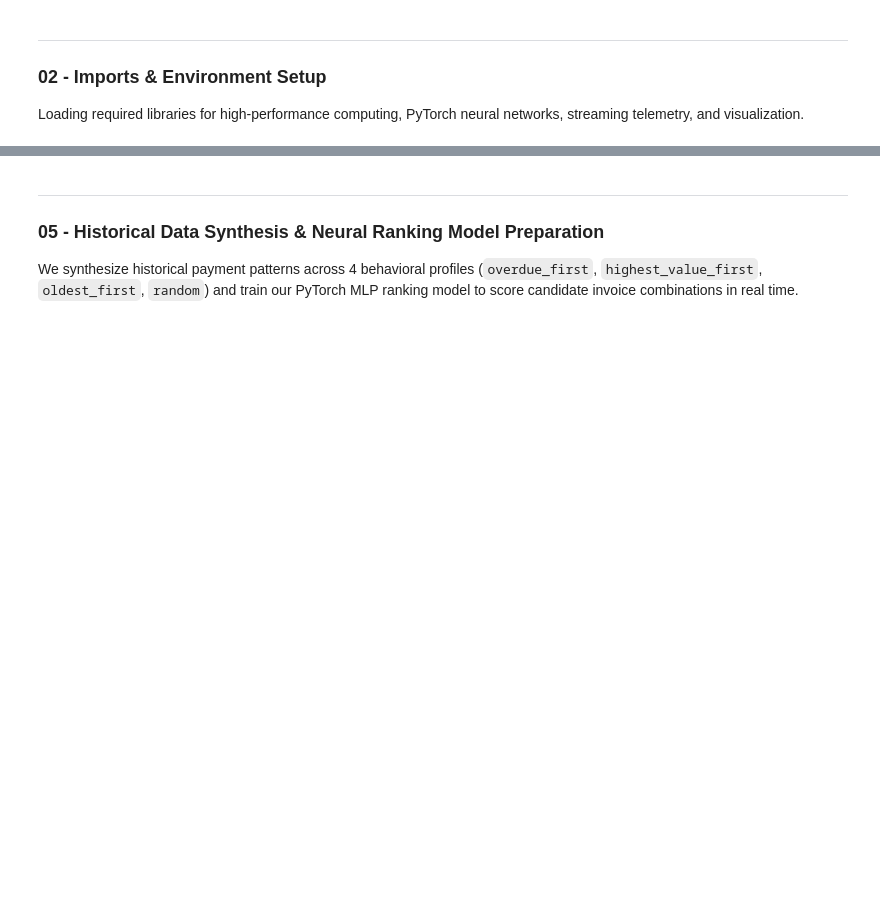
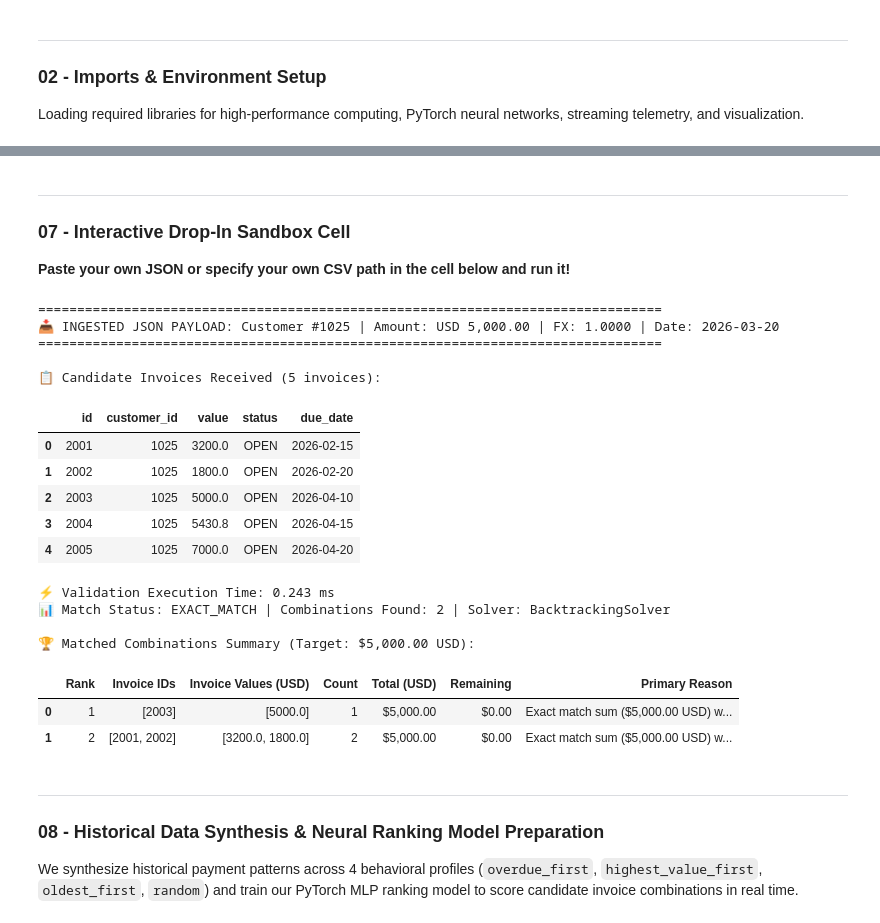
Before and after one commit to unicsoftware/mlp-saturno, a Jupyter notebook: notebooks/realtime_ainvoice_validation.ipynb, the cells around one changed output, grey strips where cells are left out. Drawn from its saved outputs; the diff is of its cells as text; code cells hidden in the pictures; blank space fills up the shorter version.

```diff
--- a/notebooks/realtime_ainvoice_validation.ipynb
+++ b/notebooks/realtime_ainvoice_validation.ipynb
@@ -305,6 +513,52 @@ print("✓ RealtimeAInvoiceValidator class defined successfully.")
+# %% [markdown]
+---
+### 07 - Interactive Drop-In Sandbox Cell
+
+**Paste your own JSON or specify your own CSV path in the cell below and run it!**
+# %%
+# ==============================================================================
+# 🛠️ EDIT THE VARIABLES BELOW TO TEST YOUR OWN DATA
+# ==============================================================================
+
+# Option A: Test a custom JSON payload
+MY_CUSTOM_JSON = """{
+  "customer_id": 1025,
+  "amount": 5000.00,
+  "currency": "USD",
+  "receipt_date": "2026-03-20",
+  "exchange_rate": 1.0,
+  "invoices": [
+    {"id": 2001, "customer_id": 1025, "value": 3200.00, "status": "OPEN", "due_date": "2026-02-15"},
+    {"id": 2002, "customer_id": 1025, "value": 1800.00, "status": "OPEN", "due_date": "2026-02-20"},
+    {"id": 2003, "customer_id": 1025, "value": 5000.00, "status": "OPEN", "due_date": "2026-04-10"},
+    {"id": 2004, "customer_id": 1025, "value": 5430.80, "status": "OPEN", "due_date": "2026-04-15"},
+    {"id": 2005, "customer_id": 1025, "value": 7000.00, "status": "OPEN", "due_date": "2026-04-20"}
+  ]
+}"""
+
+res_interactive = validate_from_json(MY_CUSTOM_JSON, ranking_strategy="fewest_invoices")
+# %% [output]
+================================================================================
+📥 INGESTED JSON PAYLOAD: Customer #1025 | Amount: USD 5,000.00 | FX: 1.0000 | Date: 2026-03-20
+================================================================================
+
+📋 Candidate Invoices Received (5 invoices):
+|  | id | customer_id | value | status | due_date |
+| 0 | 2001 | 1025 | 3200.0 | OPEN | 2026-02-15 |
+| 1 | 2002 | 1025 | 1800.0 | OPEN | 2026-02-20 |
+| 2 | 2003 | 1025 | 5000.0 | OPEN | 2026-04-10 |
+| 3 | 2004 | 1025 | 5430.8 | OPEN | 2026-04-15 |
+| 4 | 2005 | 1025 | 7000.0 | OPEN | 2026-04-20 |
+⚡ Validation Execution Time: 0.243 ms
+📊 Match Status: EXACT_MATCH | Combinations Found: 2 | Solver: BacktrackingSolver
+
+🏆 Matched Combinations Summary (Target: $5,000.00 USD):
+|  | Rank | Invoice IDs | Invoice Values (USD) | Count | Total (USD) | Remaining | Primary Reason |
+| 0 | 1 | [2003] | [5000.0] | 1 | $5,000.00 | $0.00 | Exact match sum ($5,000.00 USD) w... |
+| 1 | 2 | [2001, 2002] | [3200.0, 1800.0] | 2 | $5,000.00 | $0.00 | Exact match sum ($5,000.00 USD) w... |
 # %% [markdown]
 ---
-### 05 - Historical Data Synthesis & Neural Ranking Model Preparation
+### 08 - Historical Data Synthesis & Neural Ranking Model Preparation
 
 We synthesize historical payment patterns across 4 behavioral profiles (`overdue_first`, `highest_value_first`, `oldest_first`, `random`) and train our PyTorch MLP ranking model to score candidate invoice combinations in real time.
 # %%
```
Also changed, not shown: parts of 26 cells of this notebook, 10 other files.
